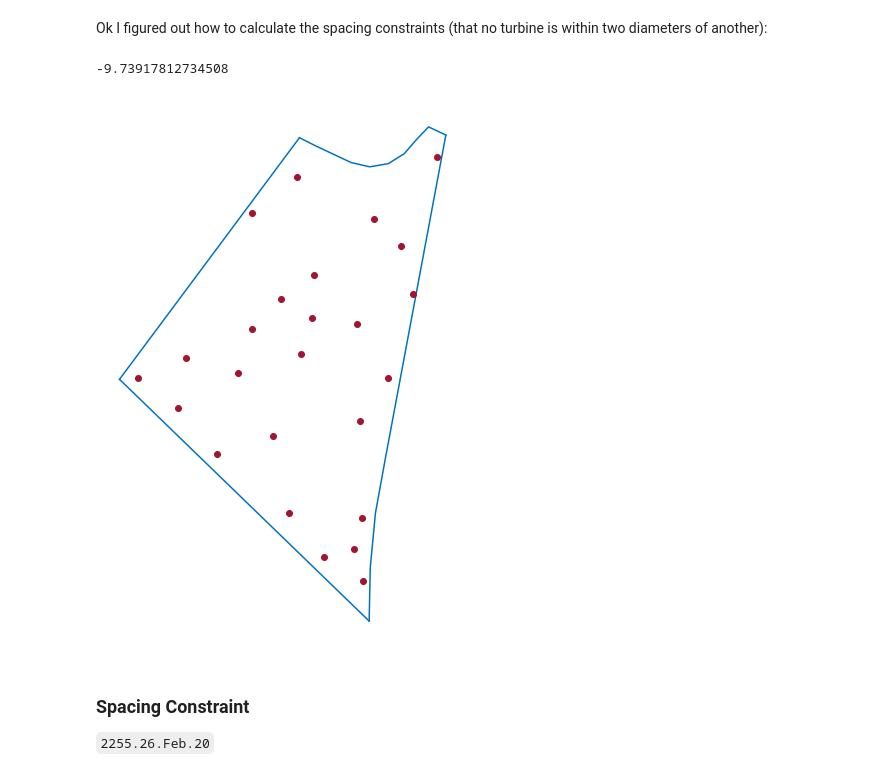
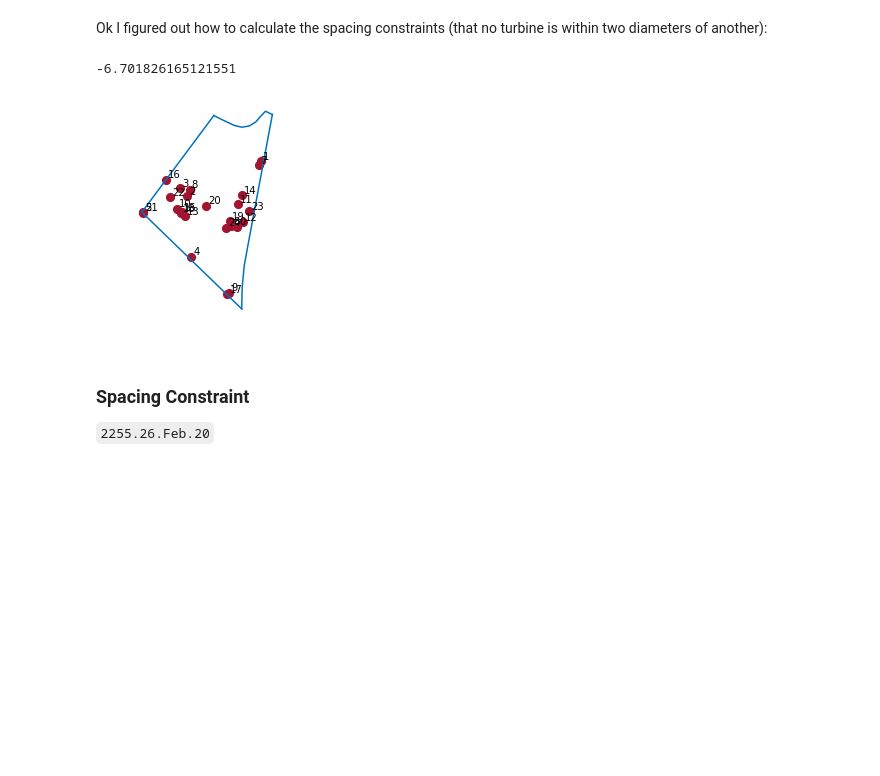
Before and after one commit to byuflowlab/iea37-casestudies-extrafiles, a Jupyter notebook: cs3-4/optimo-attempt-baker/notebook-scipy/bakerIEA37cs3-07-cs3workout.ipynb, the cells around one changed output. Drawn from its saved outputs; the diff is of its cells as text; code cells hidden in the pictures; blank space fills up the shorter version.

```diff
--- a/cs3-4/optimo-attempt-baker/notebook-scipy/bakerIEA37cs3-07-cs3workout.ipynb
+++ b/cs3-4/optimo-attempt-baker/notebook-scipy/bakerIEA37cs3-07-cs3workout.ipynb
@@ -198,11 +218,10 @@ def makeFirstCoordStruct(turb_coords):
 Now that both of those work, I need to figure out how to get the target function in the correct format.
 # %%
 def optimoFun(x0, args):
-    [wind_freq, wind_speeds, wind_speed_probs, wind_dir, turb_diam, turb_ci, turb_co, rated_ws, rated_pwr] = optimoStripArgTuples(args)
-    newCoords = makeCoordMatrix(x0) * scaleTurbCoord
+    newCoords = makeArrayMatrix(x0) * scaleTurbCoord
 
-    dirAEP = calcAEPcs3(newCoords, wind_freq, wind_speeds, wind_speed_probs, wind_dir, turb_diam, turb_ci, turb_co, rated_ws, rated_pwr)
-    scaledAEP = dirAEP / scaleAEP
+    dirAEP = iea37aepC.calcAEPcs3(newCoords, args['wind_dir_freq'], args['wind_speeds'], args['wind_speed_probs'], args['wind_dir'], args['turb_diam'], args['turb_ci'], args['turb_co'], args['rated_ws'], args['rated_pwr'])
+    scaledAEP = dirAEP / args['fAEPscale']
     return -np.sum(scaledAEP)
     #return np.sum(dirAEP)
 
@@ -288,11 +307,11 @@ def optimoMakeArgTuples(wind_dir_freq, wind_speeds, wind_speed_probs, wind_dir,
     return args
 
 #-- Verify --#
-testArgs = optimoMakeArgTuples(wind_dir_freq, wind_speeds, wind_speed_probs, wind_dir, turb_diam, turb_ci, turb_co, rated_ws, rated_pwr)
+#testArgs = optimoMakeArgTuples(wind_dir_freq, wind_speeds, wind_speed_probs, wind_dir, turb_diam, turb_ci, turb_co, rated_ws, rated_pwr)
 #testx1 = makeFirstCoordStruct(turb_coords)
 testx0 = makeCoordArray(turbRandoList)
 #print(turb_coords)
 #testx0 = makeCoordMatrix(turb_coords)
-testAEP = optimoFun(testx0, testArgs)
+testAEP = optimoFun(testx0, Args)
 print(testAEP)
 # %% [output]
@@ -327,12 +346,12 @@ def iea37cs3randomstarts(numTurbs, splineList, vertexList, bndryPts, turb_diam):
         ymin,ymax = getUpDwnYvals(turbRandoList[i].x, splineList, vertexList, bndryPts)
         turbRandoList[i].y = random.uniform(ymin, ymax) # Get a random number in our bounds
         # Check it doesn't conflict with nearby turbines
-        for j in range(i): # Check only the ones we've place so far
-            # If this turbine has a proximity conflict
-            if (coordDist(turbRandoList[i], turbRandoList[j]) < minTurbDist):
-                turbRandoList[i].x = random.uniform(xmin, xmax) # Give it a new x-val
-                i = i-1 # Redo the y-val too
-                break # Stop checking for conflicts and redo the y-values
+        #for j in range(i): # Check only the ones we've place so far
+        #    # If this turbine has a proximity conflict
+        #    if (coordDist(turbRandoList[i], turbRandoList[j]) < minTurbDist):
+        #        turbRandoList[i].x = random.uniform(xmin, xmax) # Give it a new x-val
+        #        i = i-1 # Redo the y-val too
+        #        break # Stop checking for conflicts and redo the y-values
         i = i+1
 
     return turbRandoList
@@ -368,20 +387,20 @@ def getUpDwnYvals(xCoord, splineList, vertexList, bndryPts):
 #-- Testing --#
 numTurbs = 25
 turbRandoList = iea37cs3randomstarts(numTurbs, splineList, vertexList, bndryPts, turb_diam)
-
-#-- Plot the boundary --#
-for i in range(numSides):
-    plt.hold = True
-    printBoundaryArray(segCoordList[i].x, splineList[i](segCoordList[i].x), displaySize, 5)
-
-#-- Plot the turbine locations --#
-printTurbines(turbRandoList, getPltClrs().getColor(1), turb_diam/2)
-x0 = makeCoordArray(turbRandoList)/scaleTurbCoord
-startAEP = optimoFun(x0, Args)
-print(startAEP)
-# %% [output]
--9.73917812734508
-[figure, removed]
+# %%
+#-- Plot the boundary --#
+for i in range(numSides):
+    plt.hold = True
+    printBoundaryArray(segCoordList[i].x, splineList[i](segCoordList[i].x), 5)
+
+#-- Plot the turbine locations --#
+printTurbines(turbRandoList, getPltClrs().getColor(1), turb_diam/3,True)
+x0 = makeCoordArray(turbRandoList)/scaleTurbCoord
+startAEP = optimoFun(x0, Args)
+print(startAEP)
+# %% [output]
+-6.701826165121551
+[figure, added]
 # %% [markdown]
 ### Spacing Constraint
 `2255.26.Feb.20`
```
Also changed, not shown: parts of 6 cells of this notebook, 12 other files.
